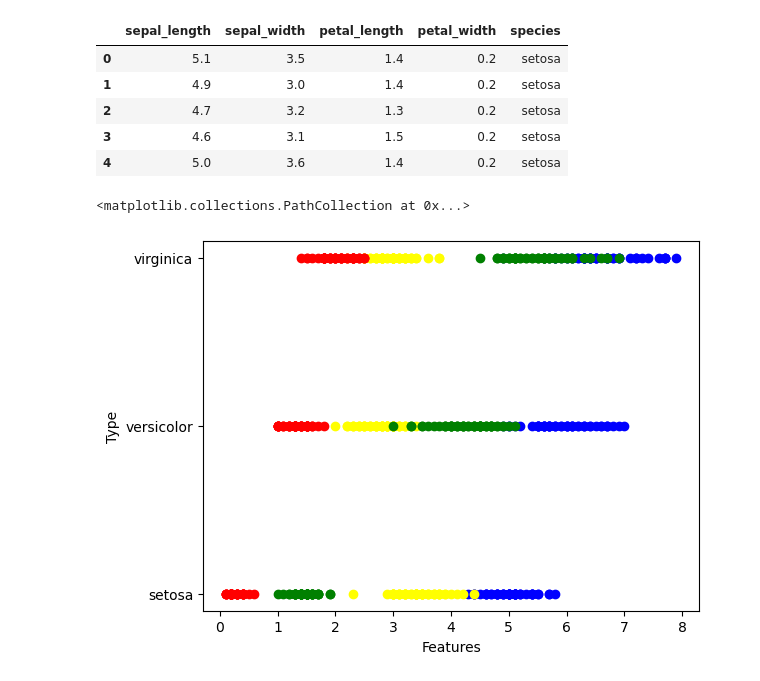
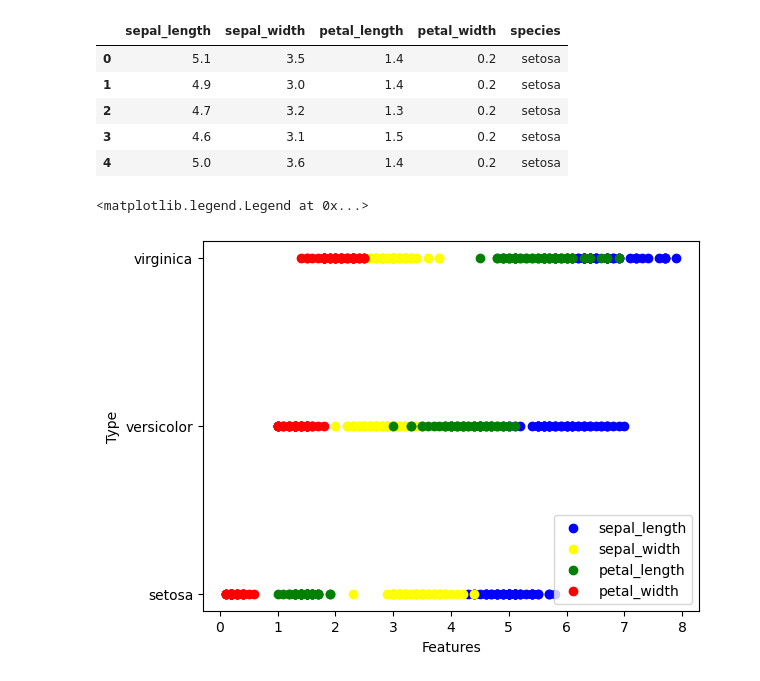
Before and after one commit to aitbenmoumen/Fleurs-d-Iris, a Jupyter notebook: Untitled.ipynb, the cells around one changed output. Saved outputs shown, nothing was run; the diff lists cells and outputs as text; code cells hidden in the pictures.

```diff
--- a/Untitled.ipynb
+++ b/Untitled.ipynb
@@ -40,23 +40,25 @@ data.head() # selectionner les 55 premier lignes
 # %%
 #tracer les caracteristiques en fct du type
 plt.xlabel('Features')
 plt.ylabel('Type')
 
 pltX=data.loc[:,'species']
 pltY=data.loc[:,'sepal_length']
 plt.scatter(pltY,pltX,color='blue',label='sepal_length')
 
 pltX=data.loc[:,'species']
 pltY=data.loc[:,'sepal_width']
 plt.scatter(pltY,pltX,color='yellow',label='sepal_width')
 
 pltX=data.loc[:,'species']
 pltY=data.loc[:,'petal_length']
 plt.scatter(pltY,pltX,color='green',label='petal_length')
 
 pltX=data.loc[:,'species']
 pltY=data.loc[:,'petal_width']
 plt.scatter(pltY,pltX,color='red',label='petal_width')
+
+plt.legend()
 # %% [output]
-<matplotlib.collections.PathCollection at 0x...>
+<matplotlib.legend.Legend at 0x...>
-[figure, old version]
+[figure, new version]
```
Also changed, not shown: parts of 2 cells of this notebook.
